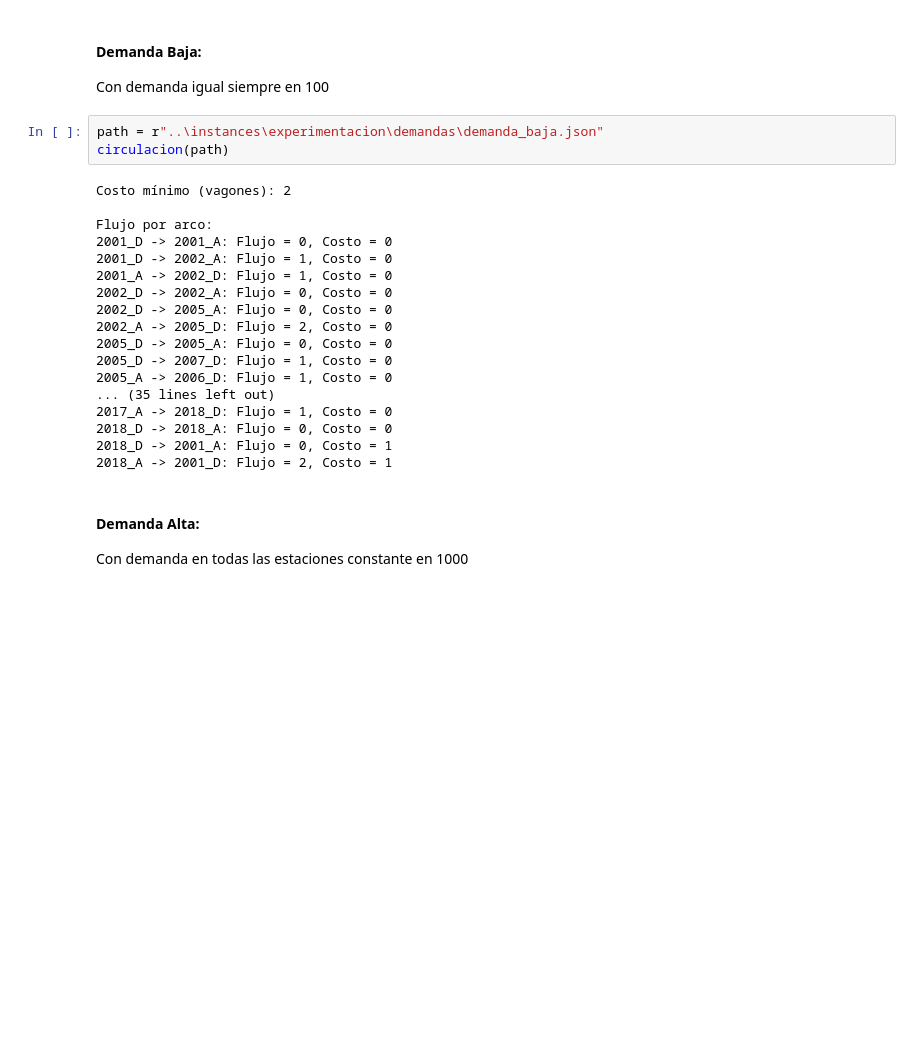
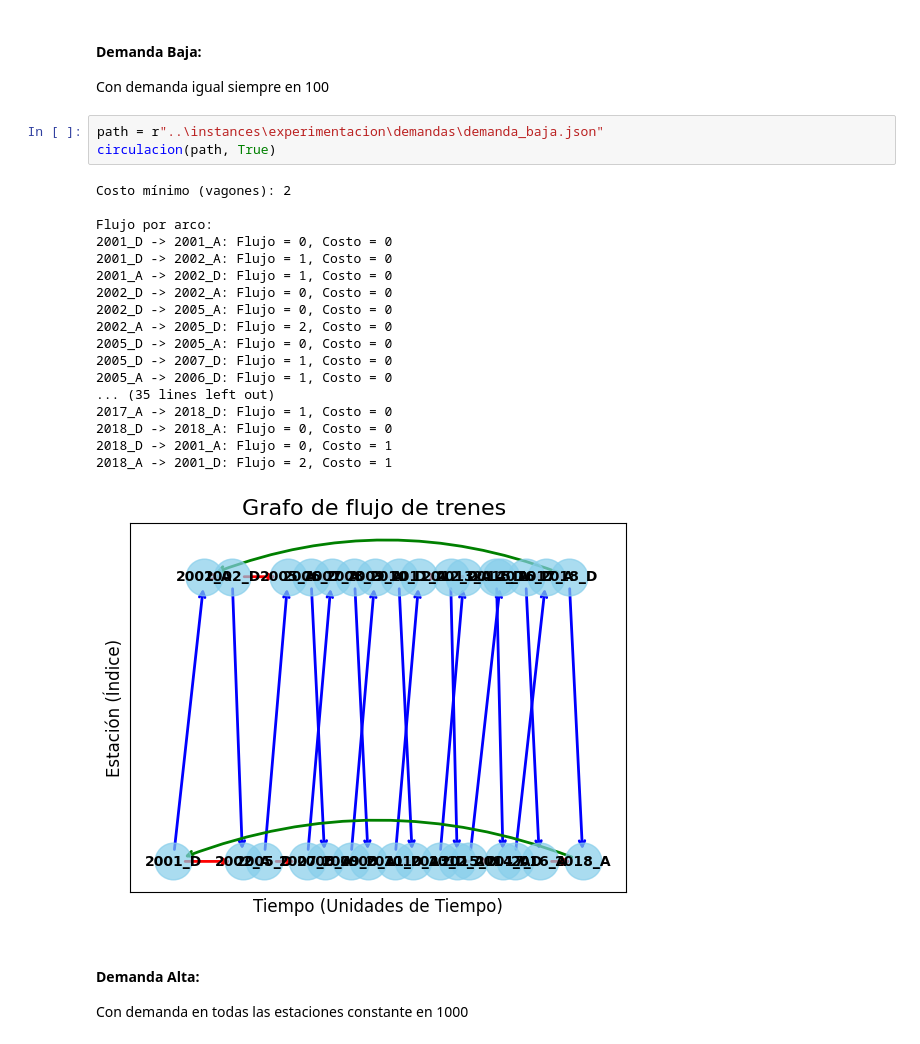
Before and after one commit to olinicholson/tp2_td5, a Jupyter notebook: src/experimentacion.ipynb, the cells around one changed output. Cells and saved outputs as stored; diff of their text form; blank space fills up the shorter version.

```diff
--- a/src/experimentacion.ipynb
+++ b/src/experimentacion.ipynb
@@ -180,25 +160,26 @@ Queriamos ver si cambiabamos la demanda cuanto cambiaba la cantidad de vagones n
 Con demanda igual siempre en 100
 # %%
 path = r"..\instances\experimentacion\demandas\demanda_baja.json"
-circulacion(path)
+circulacion(path, True)
 # %% [output]
 Costo mínimo (vagones): 2
 
 Flujo por arco:
 2001_D -> 2001_A: Flujo = 0, Costo = 0
 2001_D -> 2002_A: Flujo = 1, Costo = 0
 2001_A -> 2002_D: Flujo = 1, Costo = 0
 2002_D -> 2002_A: Flujo = 0, Costo = 0
 2002_D -> 2005_A: Flujo = 0, Costo = 0
 2002_A -> 2005_D: Flujo = 2, Costo = 0
 2005_D -> 2005_A: Flujo = 0, Costo = 0
 2005_D -> 2007_D: Flujo = 1, Costo = 0
 2005_A -> 2006_D: Flujo = 1, Costo = 0
 ... (35 lines left out)
 2017_A -> 2018_D: Flujo = 1, Costo = 0
 2018_D -> 2018_A: Flujo = 0, Costo = 0
 2018_D -> 2001_A: Flujo = 0, Costo = 1
 2018_A -> 2001_D: Flujo = 2, Costo = 1
+[figure, added]
 # %% [markdown]
 #### Demanda Alta:
 Con demanda en todas las estaciones constante en 1000
```
Also changed, not shown: parts of 3 cells of this notebook, 2 other files.
